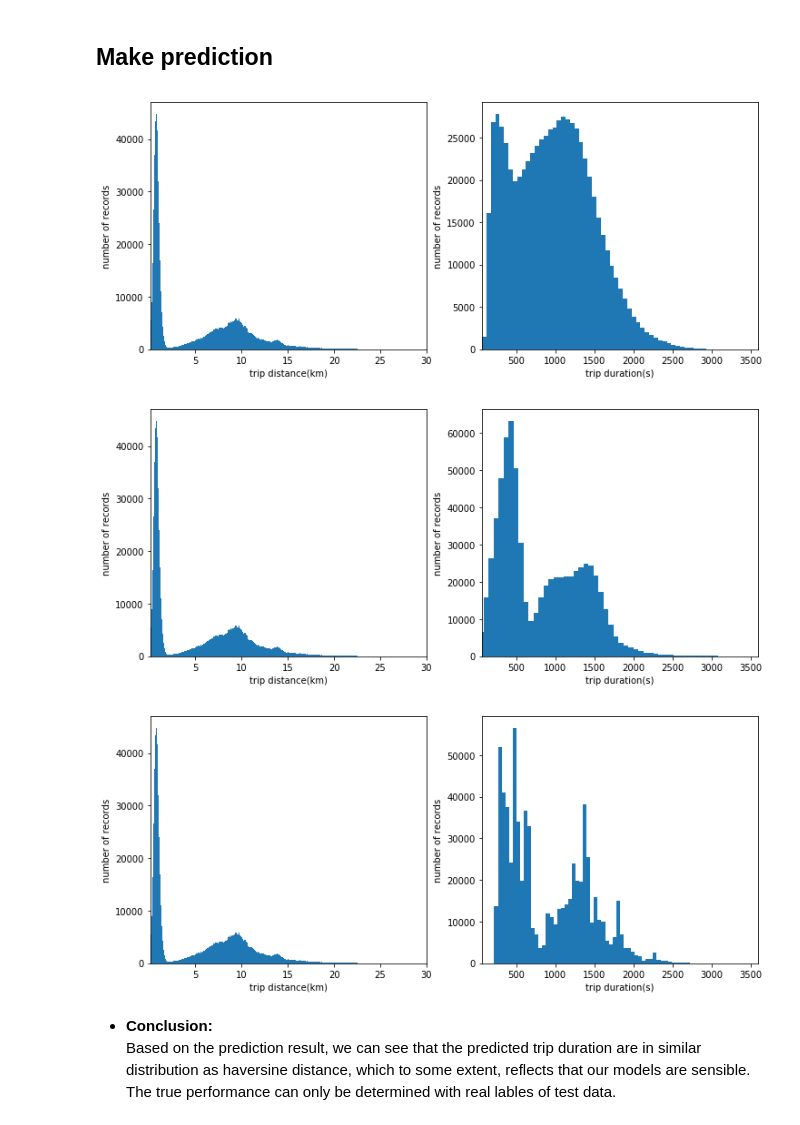
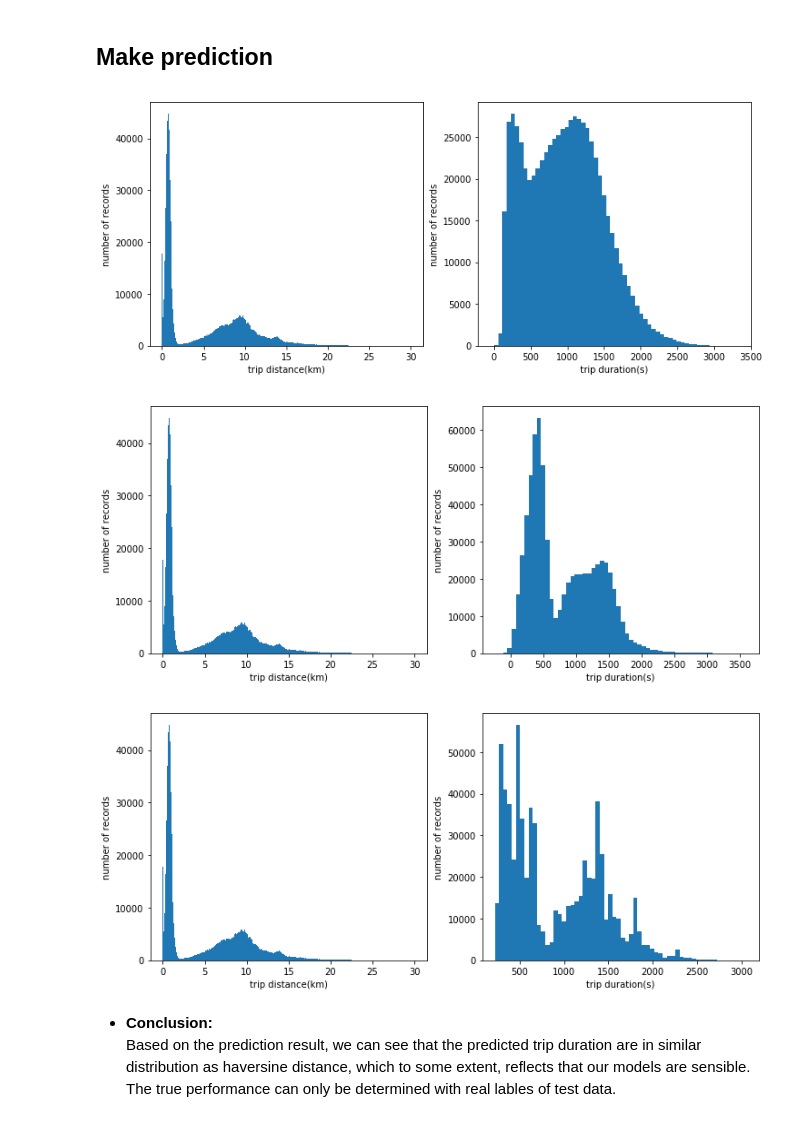
Before and after one commit to Shilong1210/NYC-Taxi-Trip-Duration, a Jupyter notebook: NYC Taxi Trip Duration.ipynb, the cells around one changed output. Drawn from its saved outputs; the diff is of its cells as text; code cells hidden in the pictures.

```diff
--- a/NYC Taxi Trip Duration.ipynb
+++ b/NYC Taxi Trip Duration.ipynb
@@ -137,8 +137,8 @@ CREATE TEMP FUNCTION HAVERSINE(lat1 FLOAT64, long1 FLOAT64,
 df = pd.io.gbq.read_gbq(query,dialect='standard')
 df['wdsp'] = df['wdsp'].astype(float,copy=True,errors='raise')
 # %%
-# df.to_csv('data.csv',index=False)
-df = pd.read_csv('data.csv')  # Read csv file from local repository
+# df.to_csv('./data/data.csv',index=False)
+df = pd.read_csv('./data/data.csv')  # Read csv file from local repository
 # %%
 df.head()
 # %% [output]
@@ -767,7 +767,7 @@ weather = pd.io.gbq.read_gbq(query,dialect='standard')
 weather['wdsp'] = weather['wdsp'].astype(float,copy=True,errors='raise')
 # %%
 # weather.to_csv('weather.csv',index=False)
-weather = pd.read_csv('weather.csv')
+weather = pd.read_csv('./data/weather.csv')
 # %%
 weather.head()
 # %% [output]
@@ -782,7 +782,7 @@ weather['date'].nunique()  # There are complete observations for the whole year
 # %% [output]
 365
 # %%
-test = pd.read_csv('test.csv')
+test = pd.read_csv('./data/test.csv')
 test.head()
 # %% [output]
 |  | pickup_datetime | pickup_latitude | pickup_longitude | dropoff_latitude | dropoff_longitude | ... |
@@ -867,16 +867,15 @@ tmp = test_data['hav_distance'].values
 plt.hist(tmp[tmp <= 30], bins=300)
 plt.xlabel('trip distance(km)')
 plt.ylabel('number of records')
-plt.xlim((0.1,30))
 
 plt.subplot(122)
 plt.hist(prediction[prediction <= 3600], bins=60)
 plt.xlabel('trip duration(s)')
 plt.ylabel('number of records')
-plt.xlim((60,3600))
+
 plt.show()
 # %% [output]
-[figure, old version]
+[figure, new version]
 # %%
 # Make prediction
 
@@ -887,22 +886,21 @@ pd.DataFrame(prediction).to_csv('./prediction/l1_prediction.csv',index=False)  #
 # %%
 # Plot distribution of haversine distance and predicted trip duration
 
 plt.figure(figsize=(12,5))
 plt.subplot(121)
 tmp = test_data['hav_distance'].values
 plt.hist(tmp[tmp <= 30], bins=300)
 plt.xlabel('trip distance(km)')
 plt.ylabel('number of records')
-plt.xlim((0.1,30))
 
 plt.subplot(122)
 plt.hist(prediction[prediction <= 3600], bins=60)
 plt.xlabel('trip duration(s)')
 plt.ylabel('number of records')
-plt.xlim((60,3600))
+
 plt.show()
 # %% [output]
-[figure, old version]
+[figure, new version]
 # %%
 # Make prediction
 
@@ -919,16 +917,15 @@ tmp = test_data['hav_distance'].values
 plt.hist(tmp[tmp <= 30], bins=300)
 plt.xlabel('trip distance(km)')
 plt.ylabel('number of records')
-plt.xlim((0.1,30))
 
 plt.subplot(122)
 plt.hist(prediction[prediction <= 3600], bins=60)
 plt.xlabel('trip duration(s)')
 plt.ylabel('number of records')
-plt.xlim((60,3600))
+
 plt.show()
 # %% [output]
-[figure, old version]
+[figure, new version]
 # %% [markdown]
 - **Conclusion:**
 Based on the prediction result, we can see that the predicted trip duration are in similar distribution as haversine distance, which to some extent, reflects that our models are sensible. The true performance can only be determined with real lables of test data.
```
Also changed, not shown: parts of 5 cells of this notebook, 3 other files.
